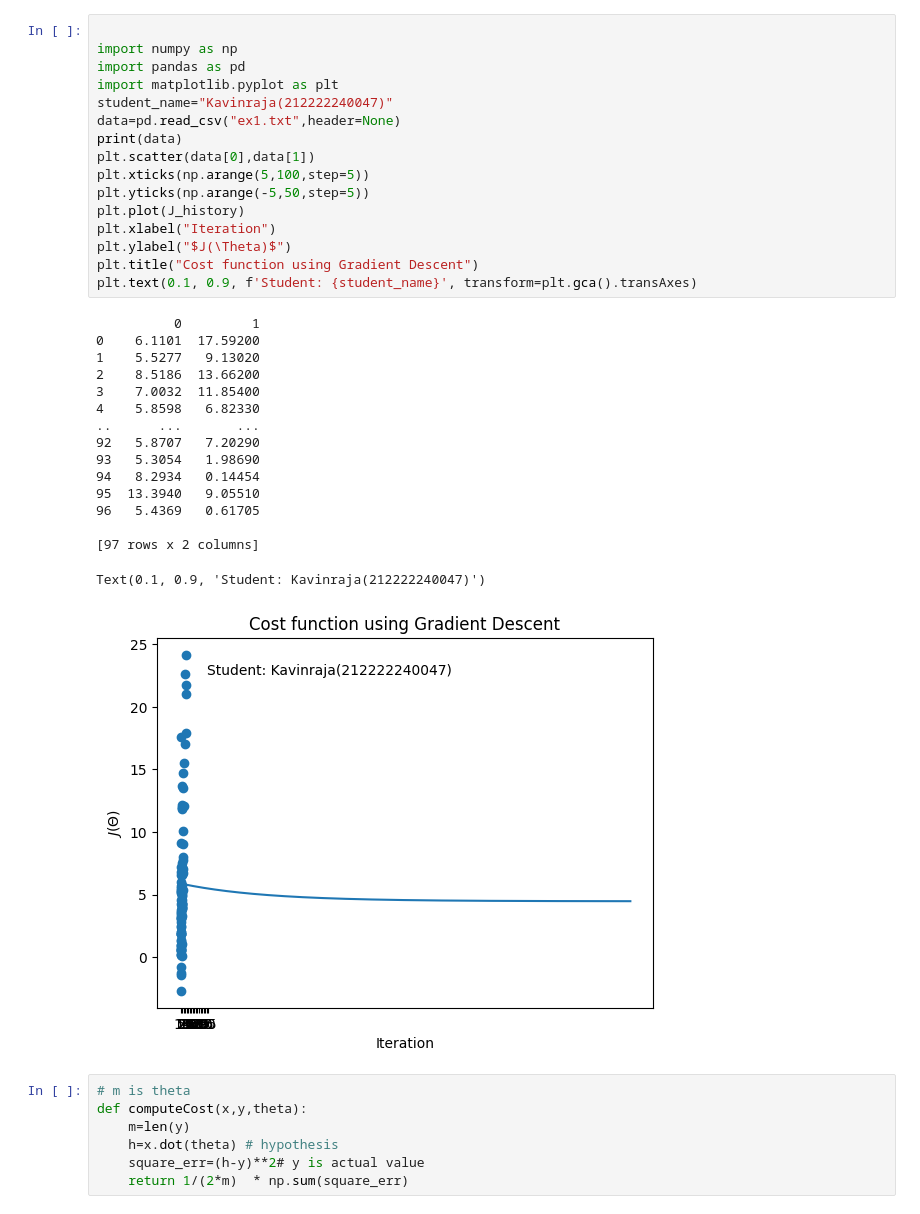
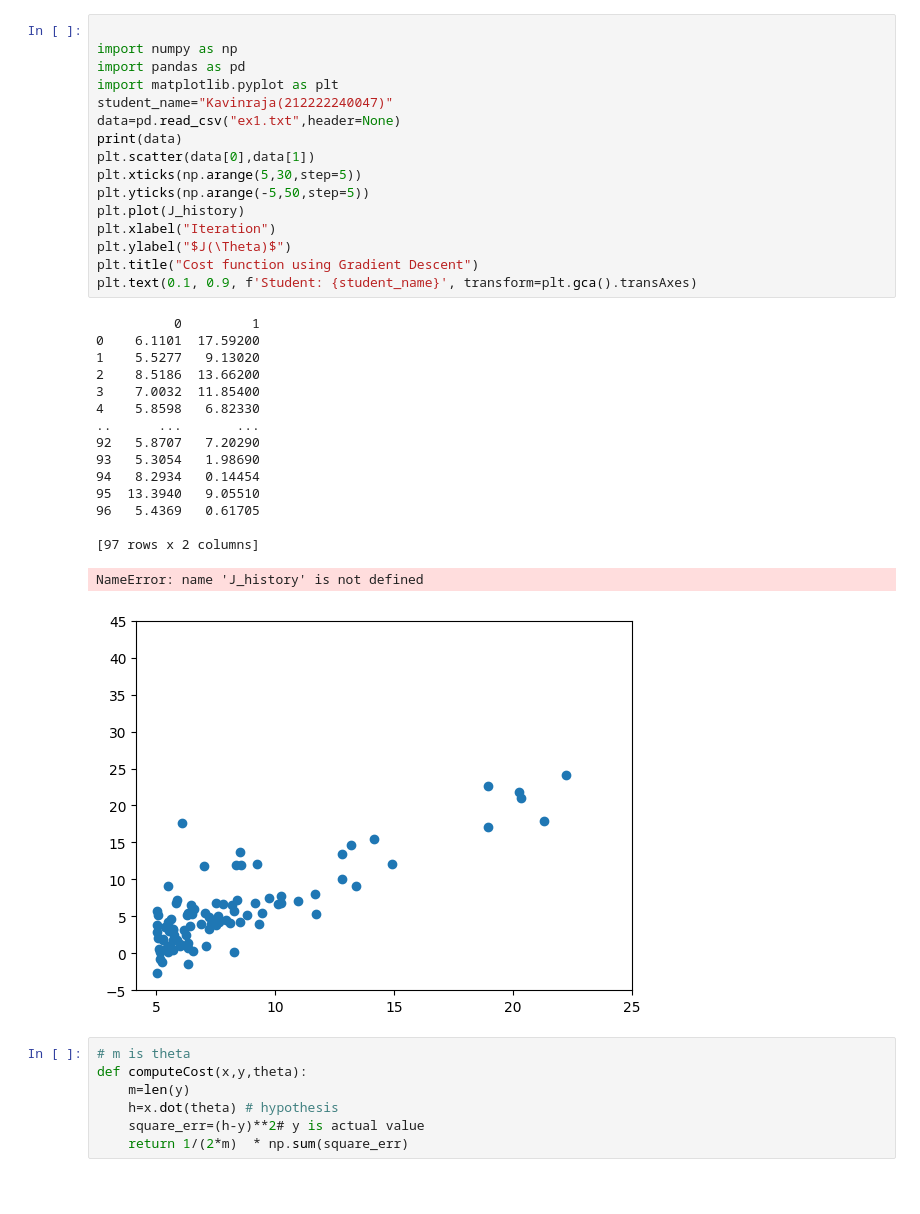
Before and after one commit to d-kavinraja/Implementation-of-Linear-Regression-Using-Gradient-Descent, a Jupyter notebook: code.ipynb, the cells around one changed output. Cells and saved outputs as stored; diff of their text form; blank space fills up the shorter version.

```diff
--- a/code.ipynb
+++ b/code.ipynb
@@ -1,36 +1,36 @@
 # %%
 
 import numpy as np
 import pandas as pd
 import matplotlib.pyplot as plt
 student_name="Kavinraja(212222240047)"
 data=pd.read_csv("ex1.txt",header=None)
 print(data)
 plt.scatter(data[0],data[1])
-plt.xticks(np.arange(5,100,step=5))
+plt.xticks(np.arange(5,30,step=5))
 plt.yticks(np.arange(-5,50,step=5))
 plt.plot(J_history)
 plt.xlabel("Iteration")
 plt.ylabel("$J(\Theta)$")
 plt.title("Cost function using Gradient Descent")
 plt.text(0.1, 0.9, f'Student: {student_name}', transform=plt.gca().transAxes)
 # %% [output]
           0         1
 0    6.1101  17.59200
 1    5.5277   9.13020
 2    8.5186  13.66200
 3    7.0032  11.85400
 4    5.8598   6.82330
 ..      ...       ...
 92   5.8707   7.20290
 93   5.3054   1.98690
 94   8.2934   0.14454
 95  13.3940   9.05510
 96   5.4369   0.61705
 
 [97 rows x 2 columns]
-Text(0.1, 0.9, 'Student: Kavinraja(212222240047)')
+NameError: name 'J_history' is not defined
-[figure, old version]
+[figure, new version]
 # %%
 # m is theta
 def computeCost(x,y,theta):
```
Also changed, not shown: 2 other files.
